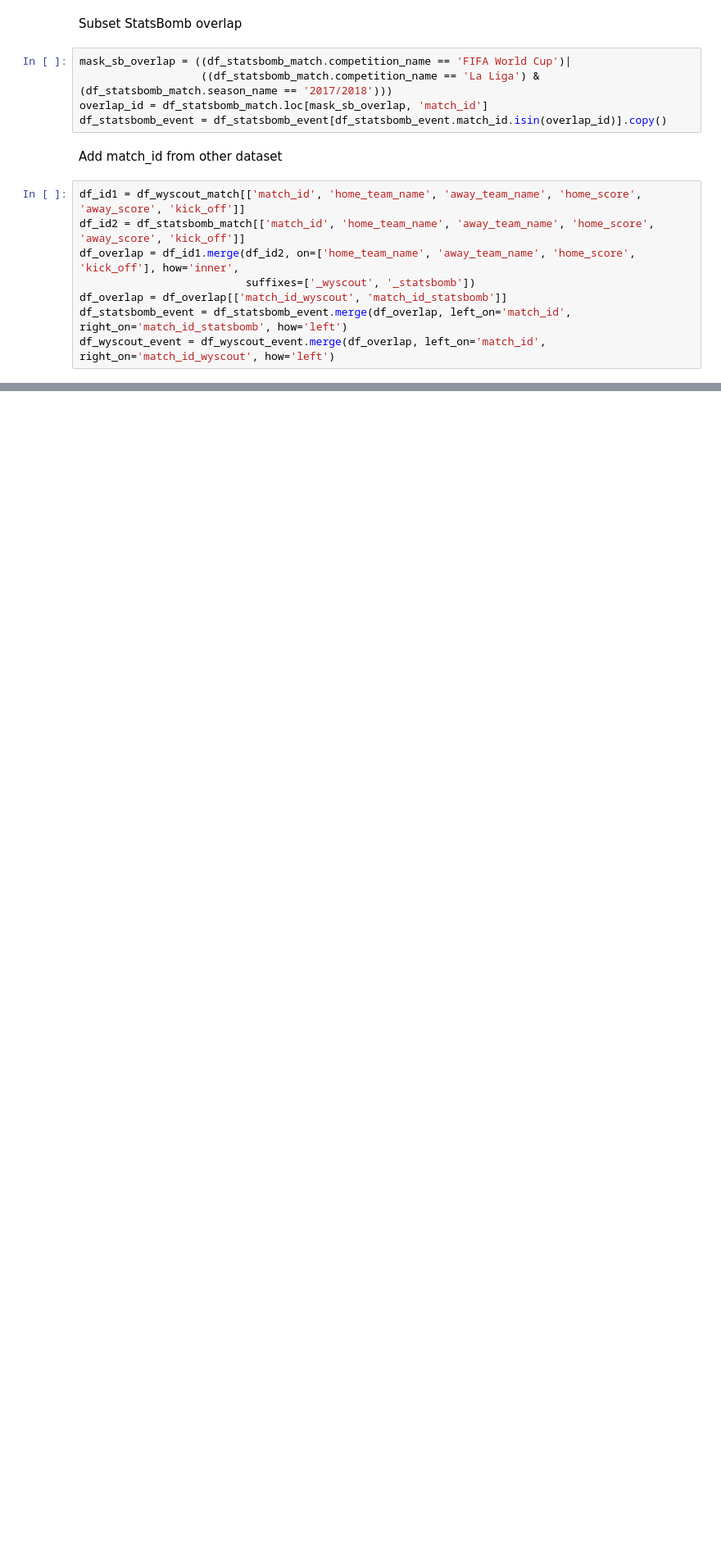
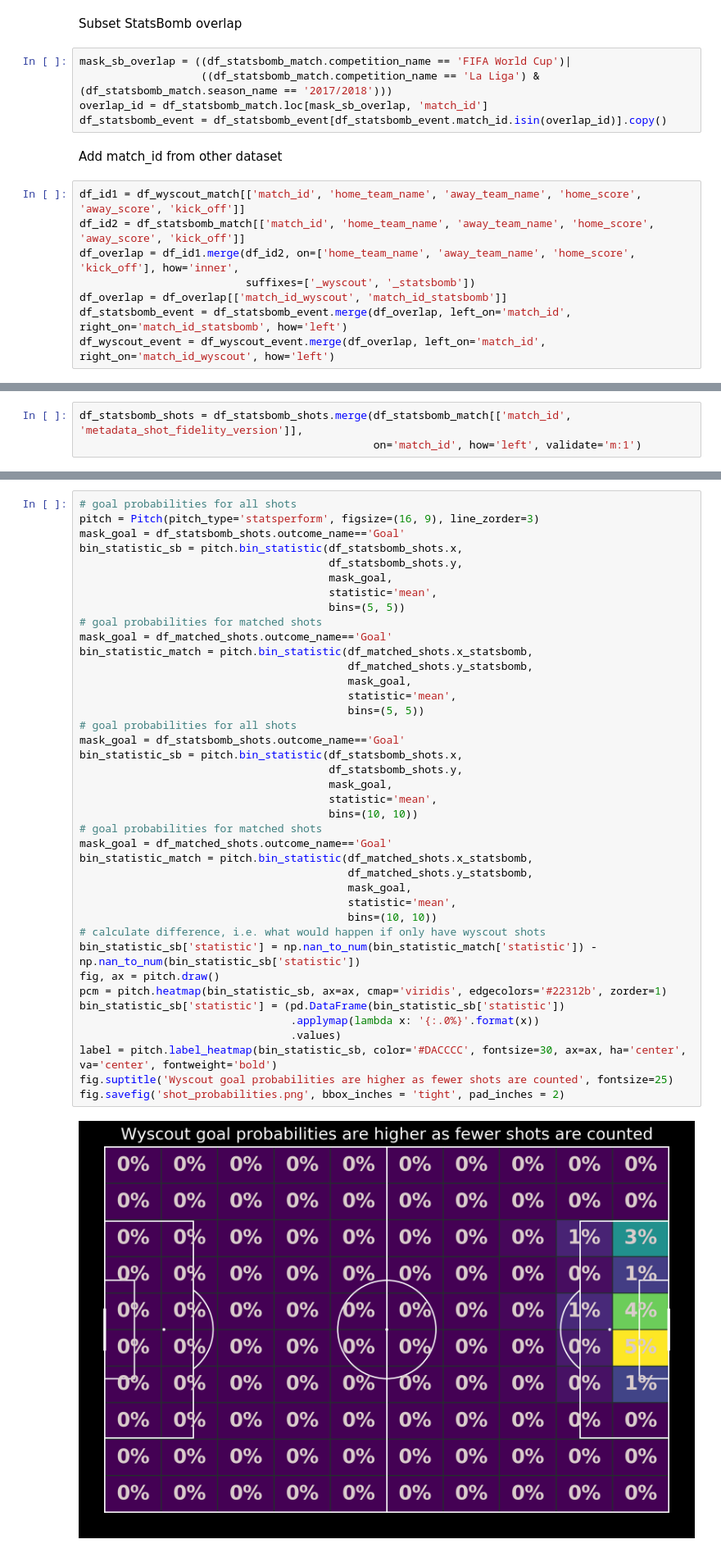
Before and after one commit to andrewRowlinson/expected-goals-thesis, a Jupyter notebook: notebooks/compare_overlap.ipynb, the cells around one changed output, grey strips where cells are left out. Shown at 82% size. Drawn from its saved outputs; the diff is of its cells as text; blank space fills up the shorter version.

```diff
--- a/notebooks/compare_overlap.ipynb
+++ b/notebooks/compare_overlap.ipynb
@@ -54,0 +151,3 @@ Number of Wyscout shots: 2494
+# %%
+df_statsbomb_shots = df_statsbomb_shots.merge(df_statsbomb_match[['match_id', 'metadata_shot_fidelity_version']],
+                                              on='match_id', how='left', validate='m:1')
@@ -54,0 +267,42 @@ Number of Wyscout shots: 2494
+# %%
+# goal probabilities for all shots
+pitch = Pitch(pitch_type='statsperform', figsize=(16, 9), line_zorder=3)
+mask_goal = df_statsbomb_shots.outcome_name=='Goal'
+bin_statistic_sb = pitch.bin_statistic(df_statsbomb_shots.x,
+                                       df_statsbomb_shots.y,
+                                       mask_goal,
+                                       statistic='mean',
+                                       bins=(5, 5))
+# goal probabilities for matched shots
+mask_goal = df_matched_shots.outcome_name=='Goal'
+bin_statistic_match = pitch.bin_statistic(df_matched_shots.x_statsbomb,
+                                          df_matched_shots.y_statsbomb,
+                                          mask_goal,
+                                          statistic='mean',
+                                          bins=(5, 5))
+# goal probabilities for all shots
+mask_goal = df_statsbomb_shots.outcome_name=='Goal'
+bin_statistic_sb = pitch.bin_statistic(df_statsbomb_shots.x,
+                                       df_statsbomb_shots.y,
+                                       mask_goal,
+                                       statistic='mean',
+                                       bins=(10, 10))
+# goal probabilities for matched shots
+mask_goal = df_matched_shots.outcome_name=='Goal'
+bin_statistic_match = pitch.bin_statistic(df_matched_shots.x_statsbomb,
+                                          df_matched_shots.y_statsbomb,
+                                          mask_goal,
+                                          statistic='mean',
+                                          bins=(10, 10))
+# calculate difference, i.e. what would happen if only have wyscout shots
+bin_statistic_sb['statistic'] = np.nan_to_num(bin_statistic_match['statistic']) - np.nan_to_num(bin_statistic_sb['statistic'])
+fig, ax = pitch.draw()
+pcm = pitch.heatmap(bin_statistic_sb, ax=ax, cmap='viridis', edgecolors='#22312b', zorder=1)
+bin_statistic_sb['statistic'] = (pd.DataFrame(bin_statistic_sb['statistic'])
+                                 .applymap(lambda x: '{:.0%}'.format(x))
+                                 .values)
+label = pitch.label_heatmap(bin_statistic_sb, color='#DACCCC', fontsize=30, ax=ax, ha='center', va='center', fontweight='bold')
+fig.suptitle('Wyscout goal probabilities are higher as fewer shots are counted', fontsize=25)
+fig.savefig('shot_probabilities.png', bbox_inches = 'tight', pad_inches = 2)
+# %% [output]
+[figure, added]
```
Also changed, not shown: parts of 49 cells of this notebook, 2 other files.
